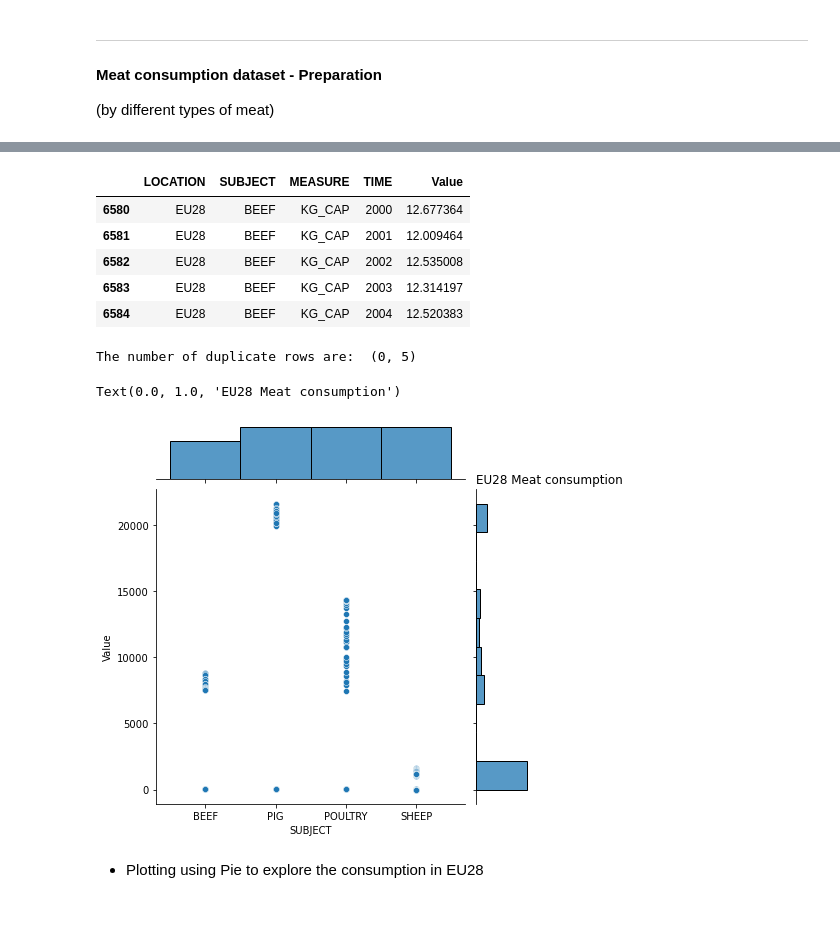
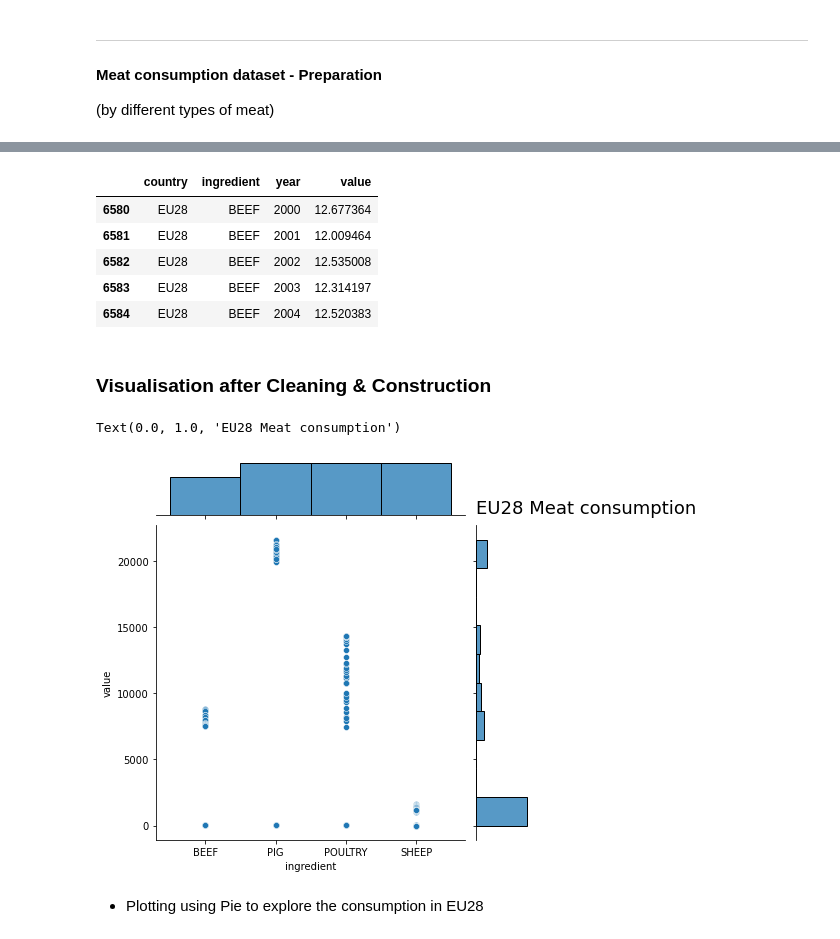
Before and after one commit to kellyc-j/MenuAssistance_project_y4, a Jupyter notebook: No. 2 Menu Assistance.ipynb, the cells around one changed output, grey strips where cells are left out. Saved outputs shown, nothing was run; the diff lists cells and outputs as text; code cells hidden in the pictures.

Commit message:
clean and merging

```diff
--- a/No. 2 Menu Assistance.ipynb
+++ b/No. 2 Menu Assistance.ipynb
@@ -660,0 +598,3 @@ False
+# %%
+dataMeatCon2 = dataMeatCon1.rename(columns={'TIME': 'year','Value': 'value','LOCATION': 'country','SUBJECT': 'ingredient'})
+dataMeatCon2.head()
@@ -660,0 +608,3 @@ False
+# %%
+dataMeatCon3 = dataMeatCon2.drop(columns=['MEASURE'])
+dataMeatCon3.head()
@@ -661,26 +618,23 @@ False
 # %%
-#isolate EU
-EUdataMeatcon = dataMeatCon1.loc[dataMeatCon1['LOCATION'] == ('EU28')]
-EUdataMeatcon.head()
+#isolate EU28
+EUMeat_df = dataMeatCon3.loc[dataMeatCon3['country'] == ('EU28')]
+EUMeat_df.head()
 # %% [output]
-|  | LOCATION | SUBJECT | MEASURE | TIME | Value |
-| 6580 | EU28 | BEEF | KG_CAP | 2000 | 12.677364 |
-| 6581 | EU28 | BEEF | KG_CAP | 2001 | 12.009464 |
-| 6582 | EU28 | BEEF | KG_CAP | 2002 | 12.535008 |
-| 6583 | EU28 | BEEF | KG_CAP | 2003 | 12.314197 |
-| 6584 | EU28 | BEEF | KG_CAP | 2004 | 12.520383 |
+|  | country | ingredient | year | value |
+| 6580 | EU28 | BEEF | 2000 | 12.677364 |
+| 6581 | EU28 | BEEF | 2001 | 12.009464 |
+| 6582 | EU28 | BEEF | 2002 | 12.535008 |
+| 6583 | EU28 | BEEF | 2003 | 12.314197 |
+| 6584 | EU28 | BEEF | 2004 | 12.520383 |
-# %%
-duplicate_rows_EUdataMeatcon = EUdataMeatcon[EUdataMeatcon.duplicated()]
-print("The number of duplicate rows are: ", duplicate_rows_EUdataMeatcon.shape)
-# %% [output]
-The number of duplicate rows are:  (0, 5)
+# %% [markdown]
+### Visualisation after Cleaning & Construction
 # %%
 #sns.distplot(EUdataMeatcon.TIME)
-sns.jointplot(x="SUBJECT", y="Value", data=EUdataMeatcon);
-plt.title("EU28 Meat consumption", loc='left')
+sns.jointplot(x="ingredient", y="value", data=EUMeat_df);
+plt.title("EU28 Meat consumption", loc='left', fontdict={'fontsize':18}, pad=12)
 # %% [output]
 Text(0.0, 1.0, 'EU28 Meat consumption')
-[figure, old version]
+[figure, new version]
 # %% [markdown]
 - Plotting using Pie to explore the consumption in EU28
 # %%
```
Also changed, not shown: parts of 90 cells of this notebook.
